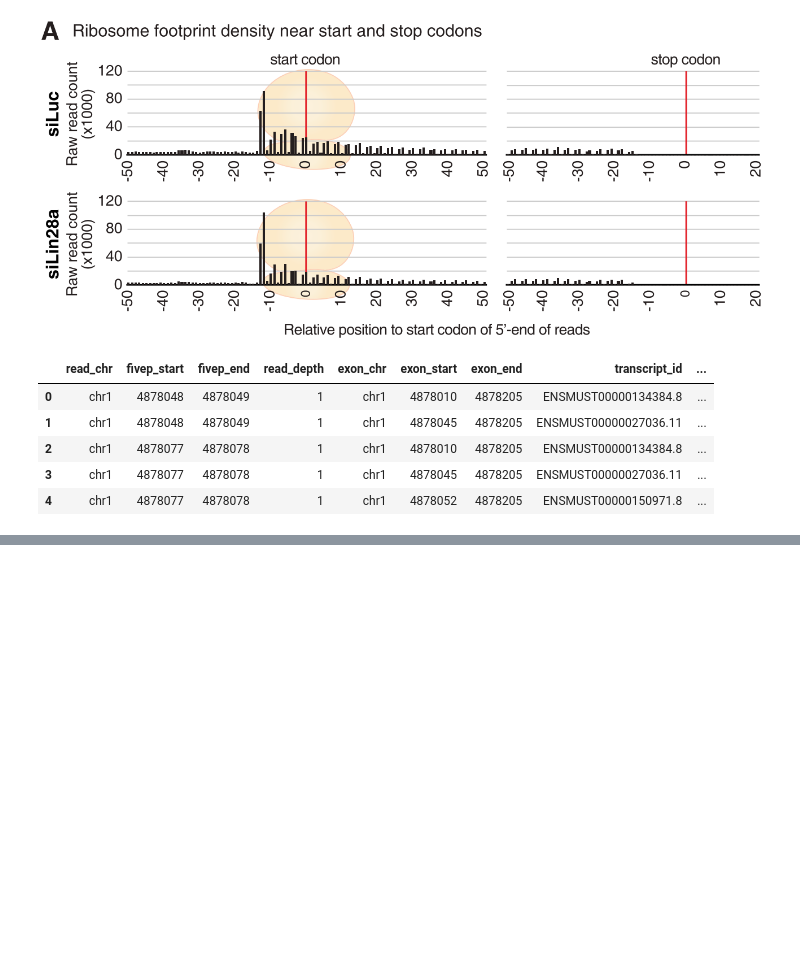
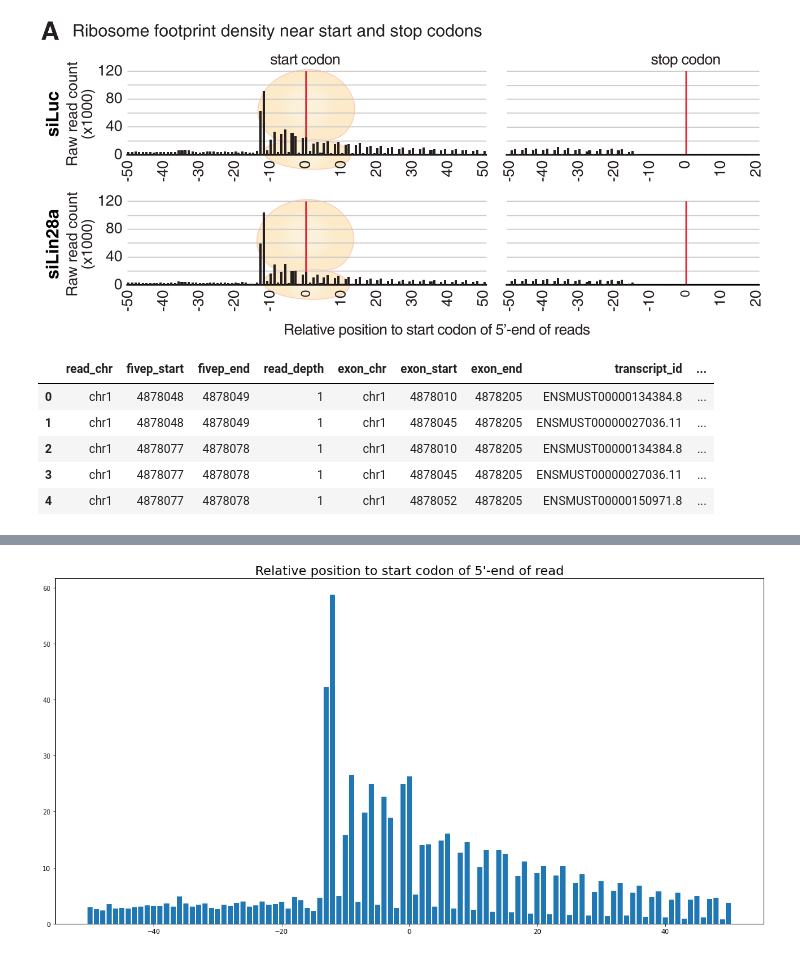
Before and after one commit to babaling/2021bioinfo1, a Jupyter notebook: Mission/Mission 2.ipynb, the cells around one changed output, grey strips where cells are left out. Saved outputs shown, nothing was run; the diff lists cells and outputs as text; code cells hidden in the pictures; blank space fills up the shorter version.

Commit message:
Draw rough graph

```diff
--- a/Mission/Mission 2.ipynb
+++ b/Mission/Mission 2.ipynb
@@ -231,0 +241,10 @@ new_df
+# %%
+import matplotlib.pyplot as plt
+fig, ax = plt.subplots(1, 1, figsize=(20, 10))
+
+plt.bar(new_df['relative_position'], new_df['read_depth']/1000)
+
+plt.title('Relative position to start codon of 5\'-end of read', fontsize='20')
+plt.show()
+# %% [output]
+[figure, added]
```
Also changed, not shown: parts of 5 cells of this notebook.
